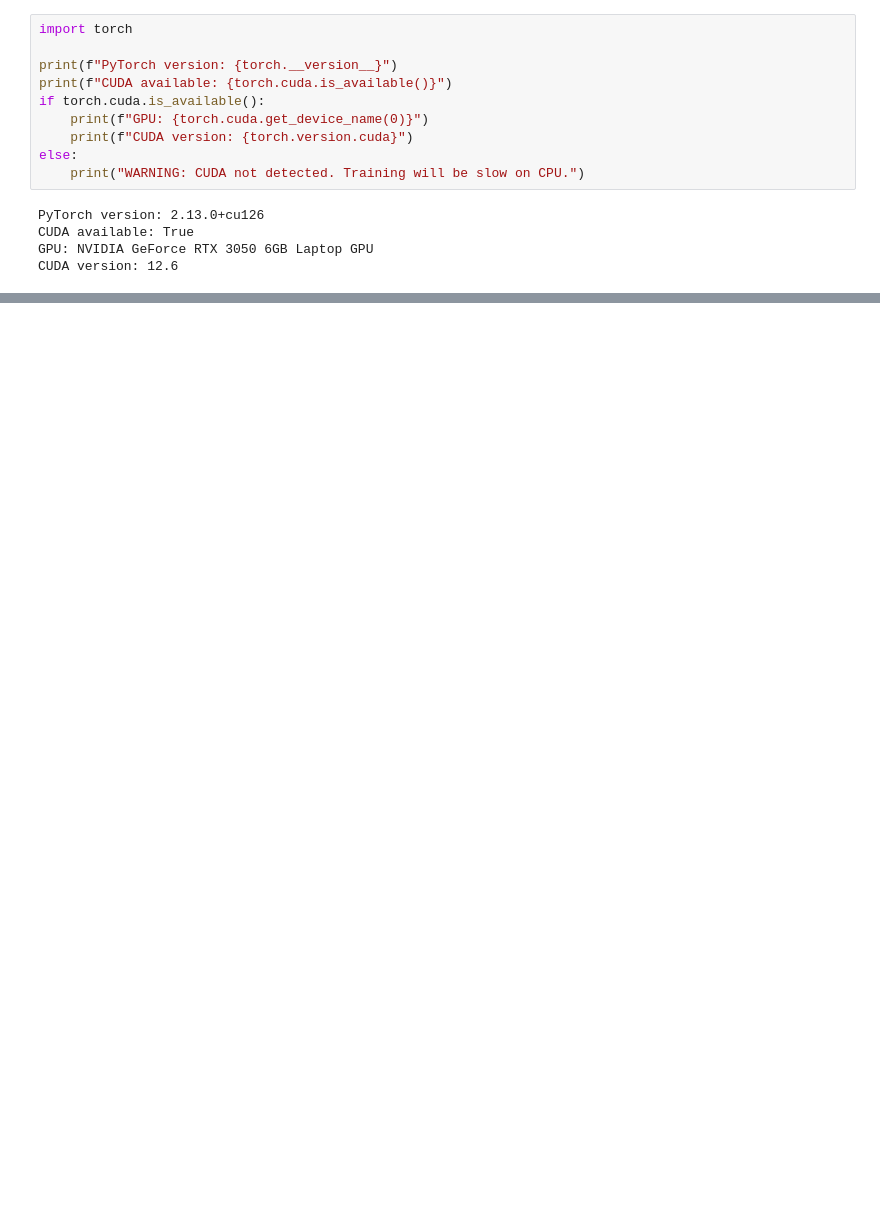
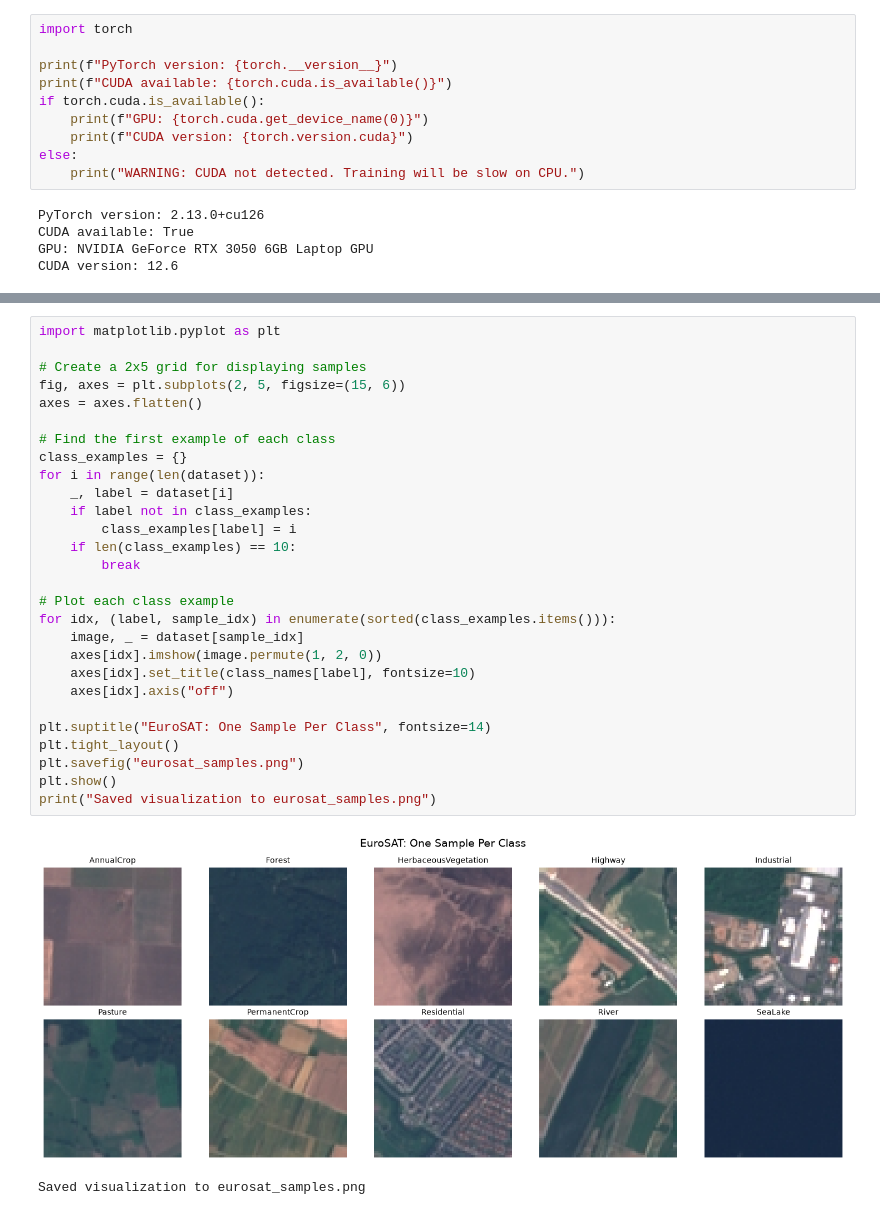
Before and after one commit to aaroncaao/cnn-satellite-classifier, a Jupyter notebook: satellite_classifier.ipynb, the cells around one changed output, grey strips where cells are left out. Saved outputs shown, nothing was run; the diff lists cells and outputs as text; blank space fills up the shorter version.

Commit message:
EuroSAT Project

```diff
--- a/satellite_classifier.ipynb
+++ b/satellite_classifier.ipynb
@@ -36,0 +45,31 @@ print(f"Label: {label} ({class_names[label]})")
+# %%
+import matplotlib.pyplot as plt
+
+# Create a 2x5 grid for displaying samples
+fig, axes = plt.subplots(2, 5, figsize=(15, 6))
+axes = axes.flatten()
+
+# Find the first example of each class
+class_examples = {}
+for i in range(len(dataset)):
+    _, label = dataset[i]
+    if label not in class_examples:
+        class_examples[label] = i
+    if len(class_examples) == 10:
+        break
+
+# Plot each class example
+for idx, (label, sample_idx) in enumerate(sorted(class_examples.items())):
+    image, _ = dataset[sample_idx]
+    axes[idx].imshow(image.permute(1, 2, 0))
+    axes[idx].set_title(class_names[label], fontsize=10)
+    axes[idx].axis("off")
+
+plt.suptitle("EuroSAT: One Sample Per Class", fontsize=14)
+plt.tight_layout()
+plt.savefig("eurosat_samples.png")
+plt.show()
+print("Saved visualization to eurosat_samples.png")
+# %% [output]
+[figure, added]
+Saved visualization to eurosat_samples.png
```
Also changed, not shown: parts of 12 cells of this notebook, 5 other files.
